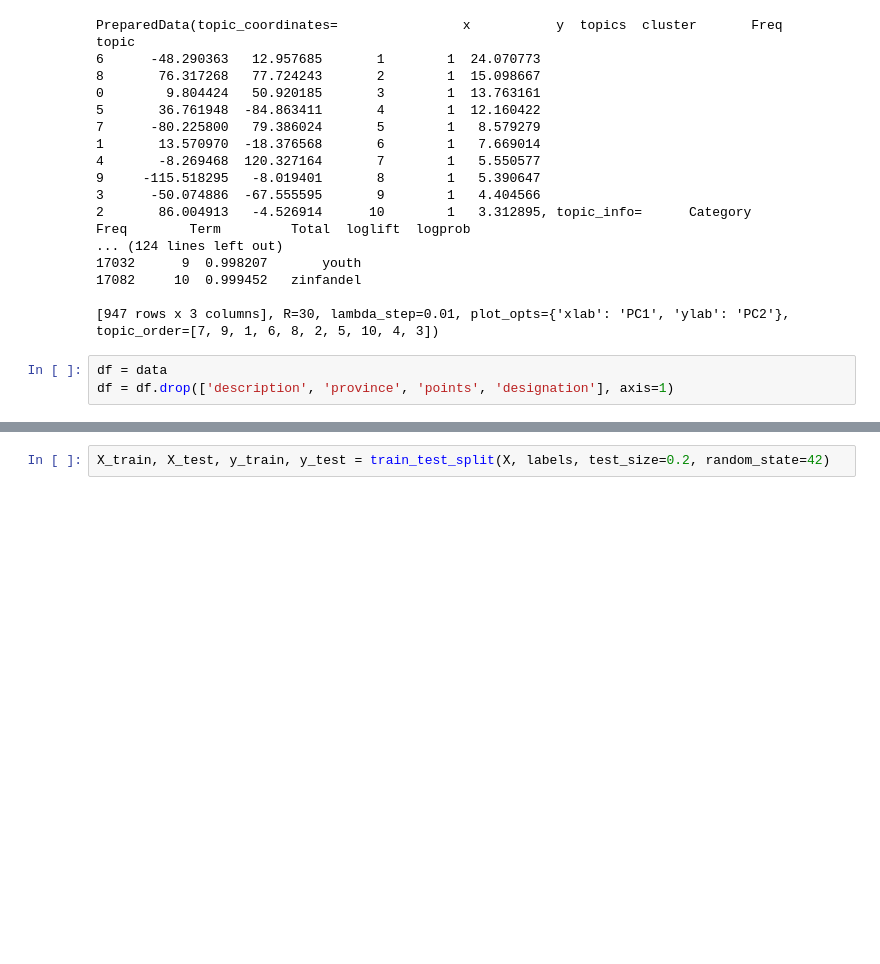
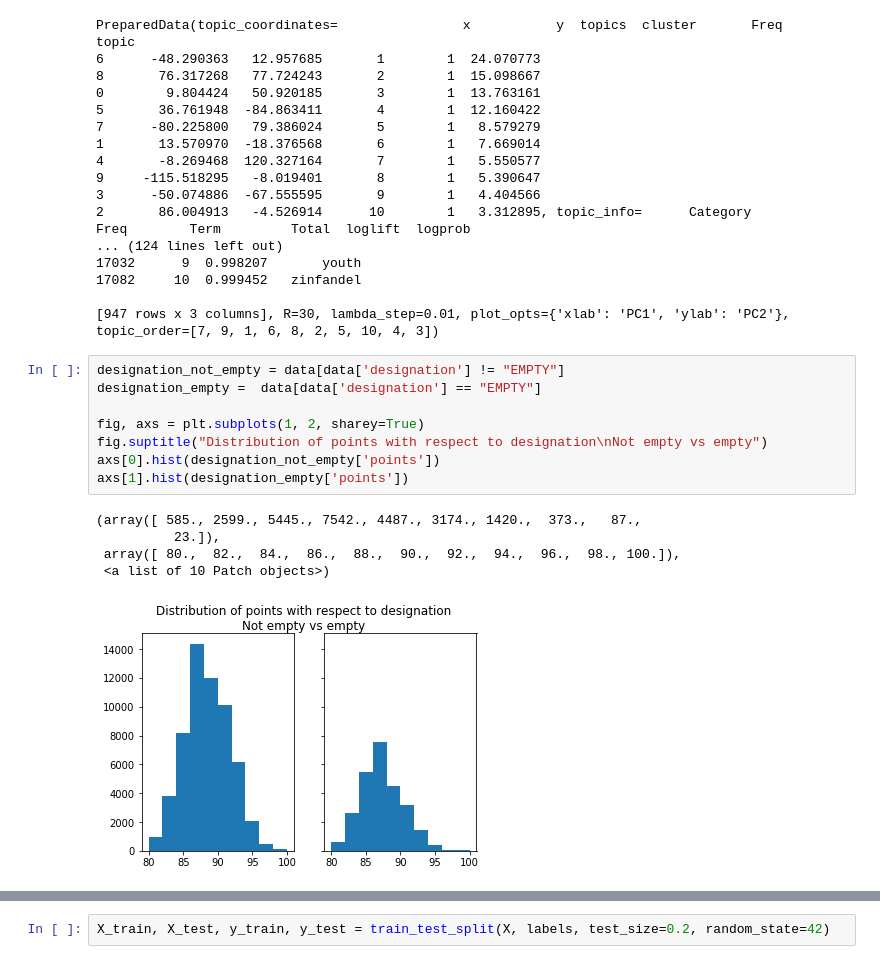
Before and after one commit to prdx/Real-world-Data-Science_Applications-of-Visualization, a Jupyter notebook: Real-world Data Science_Applications of Visualization.ipynb, the cells around one changed output, grey strips where cells are left out. Saved outputs shown, nothing was run; the diff lists cells and outputs as text; blank space fills up the shorter version.

```diff
--- a/Real-world Data Science_Applications of Visualization.ipynb
+++ b/Real-world Data Science_Applications of Visualization.ipynb
@@ -150,6 +152,17 @@ topic
 17082     10  0.999452   zinfandel
 
 [947 rows x 3 columns], R=30, lambda_step=0.01, plot_opts={'xlab': 'PC1', 'ylab': 'PC2'}, topic_order=[7, 9, 1, 6, 8, 2, 5, 10, 4, 3])
-# %%
-df = data
-df = df.drop(['description', 'province', 'points', 'designation'], axis=1)
+# %%
+designation_not_empty = data[data['designation'] != "EMPTY"]
+designation_empty =  data[data['designation'] == "EMPTY"]
+
+fig, axs = plt.subplots(1, 2, sharey=True)
+fig.suptitle("Distribution of points with respect to designation\nNot empty vs empty")
+axs[0].hist(designation_not_empty['points'])
+axs[1].hist(designation_empty['points'])
+# %% [output]
+(array([ 585., 2599., 5445., 7542., 4487., 3174., 1420.,  373.,   87.,
+          23.]),
+ array([ 80.,  82.,  84.,  86.,  88.,  90.,  92.,  94.,  96.,  98., 100.]),
+ <a list of 10 Patch objects>)
+[figure, added]
```
Also changed, not shown: parts of 11 cells of this notebook.
